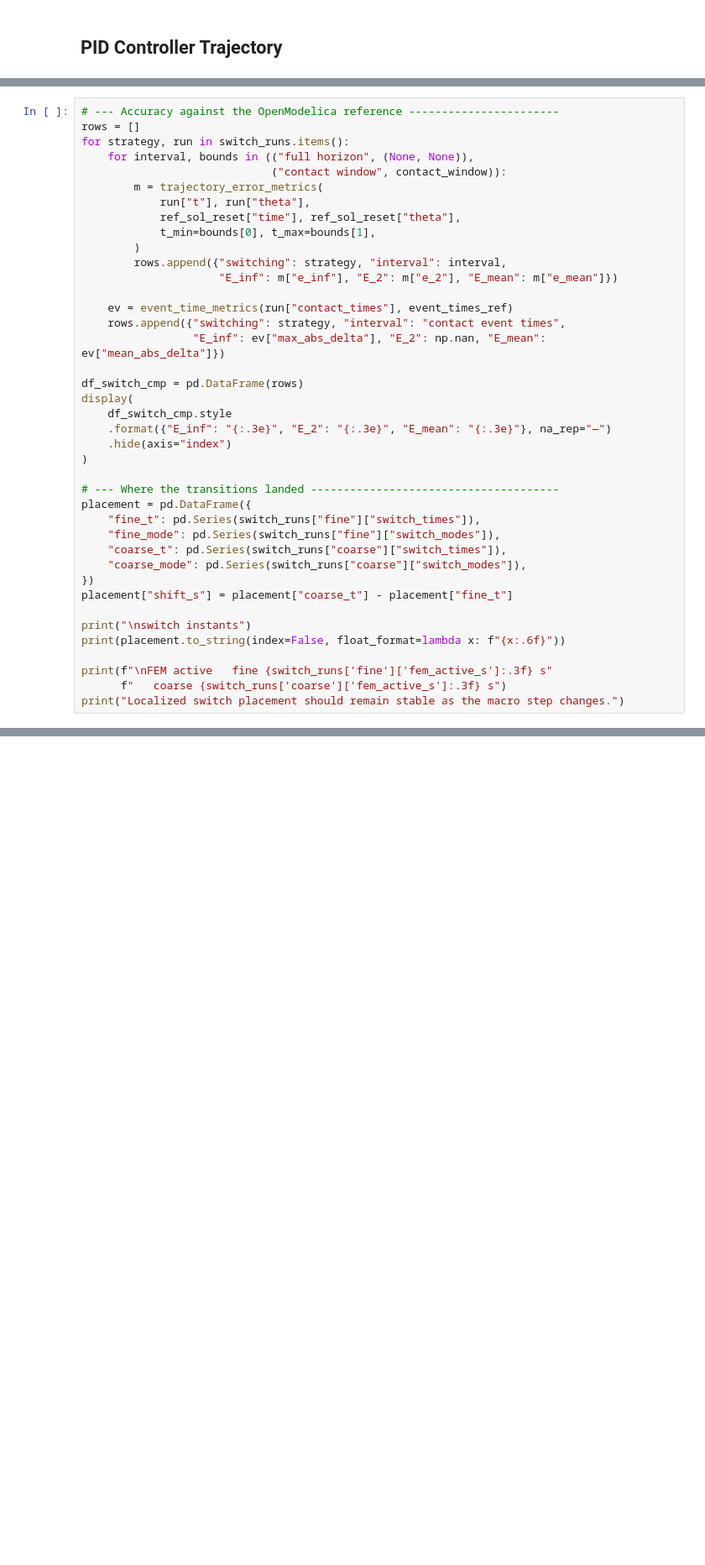
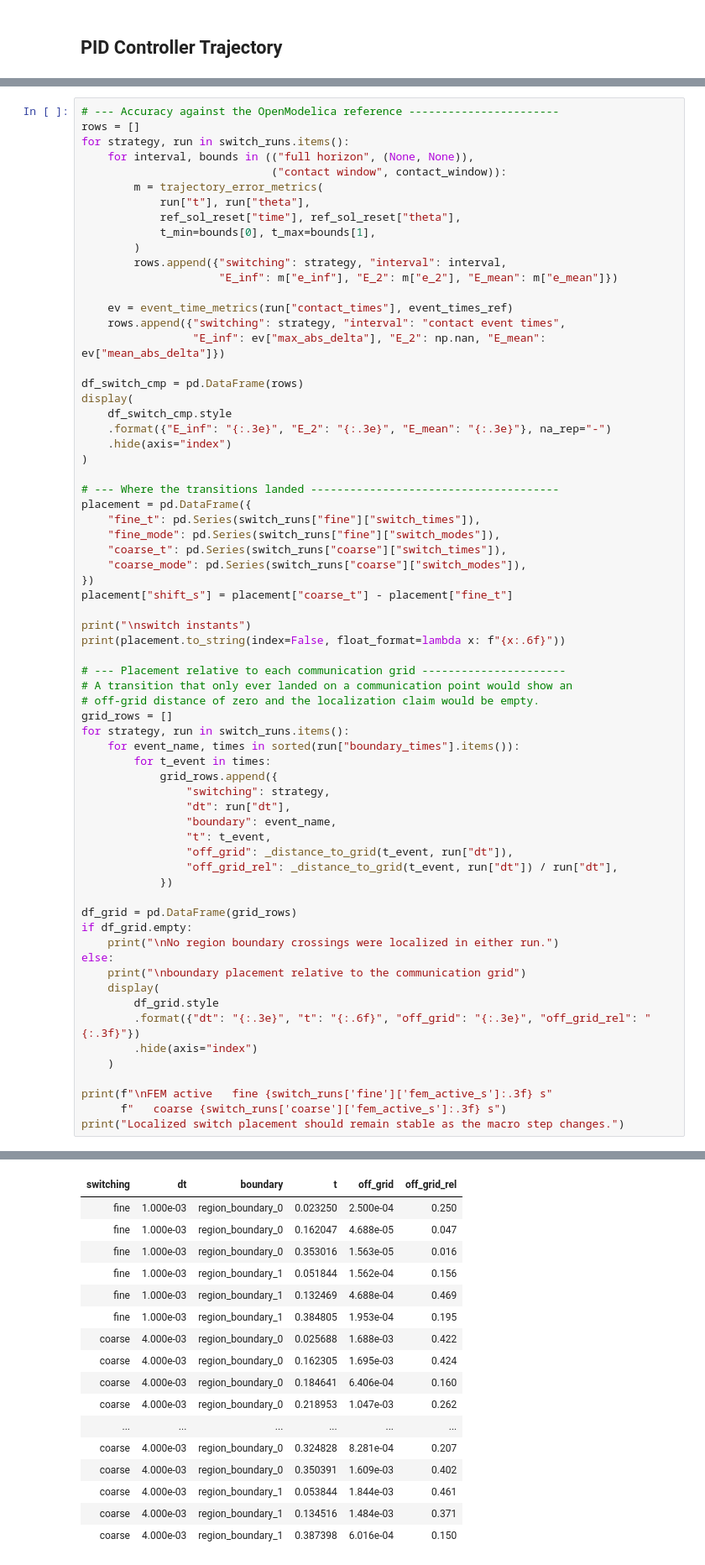
Before and after one commit to FlorianFrech/SystemSimulation, a Jupyter notebook: notebooks/05_casestudy_model_switching.ipynb, the cells around one changed output, grey strips where cells are left out. Shown at 84% size. Saved outputs shown, nothing was run; the diff lists cells and outputs as text; blank space fills up the shorter version.

```diff
--- a/notebooks/05_casestudy_model_switching.ipynb
+++ b/notebooks/05_casestudy_model_switching.ipynb
@@ -906,7 +1091,7 @@ for strategy, run in switch_runs.items():
 df_switch_cmp = pd.DataFrame(rows)
 display(
     df_switch_cmp.style
-    .format({"E_inf": "{:.3e}", "E_2": "{:.3e}", "E_mean": "{:.3e}"}, na_rep="—")
+    .format({"E_inf": "{:.3e}", "E_2": "{:.3e}", "E_mean": "{:.3e}"}, na_rep="-")
     .hide(axis="index")
 )
 
@@ -922,6 +1107,34 @@ placement["shift_s"] = placement["coarse_t"] - placement["fine_t"]
 print("\nswitch instants")
 print(placement.to_string(index=False, float_format=lambda x: f"{x:.6f}"))
 
+# --- Placement relative to each communication grid ----------------------
+# A transition that only ever landed on a communication point would show an
+# off-grid distance of zero and the localization claim would be empty.
+grid_rows = []
+for strategy, run in switch_runs.items():
+    for event_name, times in sorted(run["boundary_times"].items()):
+        for t_event in times:
+            grid_rows.append({
+                "switching": strategy,
+                "dt": run["dt"],
+                "boundary": event_name,
+                "t": t_event,
+                "off_grid": _distance_to_grid(t_event, run["dt"]),
+                "off_grid_rel": _distance_to_grid(t_event, run["dt"]) / run["dt"],
+            })
+
+df_grid = pd.DataFrame(grid_rows)
+if df_grid.empty:
+    print("\nNo region boundary crossings were localized in either run.")
+else:
+    print("\nboundary placement relative to the communication grid")
+    display(
+        df_grid.style
+        .format({"dt": "{:.3e}", "t": "{:.6f}", "off_grid": "{:.3e}", "off_grid_rel": "{:.3f}"})
+        .hide(axis="index")
+    )
+
 print(f"\nFEM active   fine {switch_runs['fine']['fem_active_s']:.3f} s"
       f"   coarse {switch_runs['coarse']['fem_active_s']:.3f} s")
 print("Localized switch placement should remain stable as the macro step changes.")
+# %% [output]
@@ -927,0 +1164,17 @@ print("Localized switch placement should remain stable as the macro step changes
+| switching | dt | boundary | t | off_grid | off_grid_rel |
+| fine | 1.000e-03 | region_boundary_0 | 0.023250 | 2.500e-04 | 0.250 |
+| fine | 1.000e-03 | region_boundary_0 | 0.162047 | 4.688e-05 | 0.047 |
+| fine | 1.000e-03 | region_boundary_0 | 0.353016 | 1.563e-05 | 0.016 |
+| fine | 1.000e-03 | region_boundary_1 | 0.051844 | 1.562e-04 | 0.156 |
+| fine | 1.000e-03 | region_boundary_1 | 0.132469 | 4.688e-04 | 0.469 |
+| fine | 1.000e-03 | region_boundary_1 | 0.384805 | 1.953e-04 | 0.195 |
+| coarse | 4.000e-03 | region_boundary_0 | 0.025688 | 1.688e-03 | 0.422 |
+| coarse | 4.000e-03 | region_boundary_0 | 0.162305 | 1.695e-03 | 0.424 |
+| coarse | 4.000e-03 | region_boundary_0 | 0.184641 | 6.406e-04 | 0.160 |
+| coarse | 4.000e-03 | region_boundary_0 | 0.218953 | 1.047e-03 | 0.262 |
+| ... | ... | ... | ... | ... | ... |
+| coarse | 4.000e-03 | region_boundary_0 | 0.324828 | 8.281e-04 | 0.207 |
+| coarse | 4.000e-03 | region_boundary_0 | 0.350391 | 1.609e-03 | 0.402 |
+| coarse | 4.000e-03 | region_boundary_1 | 0.053844 | 1.844e-03 | 0.461 |
+| coarse | 4.000e-03 | region_boundary_1 | 0.134516 | 1.484e-03 | 0.371 |
+| coarse | 4.000e-03 | region_boundary_1 | 0.387398 | 6.016e-04 | 0.150 |
```
Also changed, not shown: parts of 25 cells of this notebook, 19 other files.
